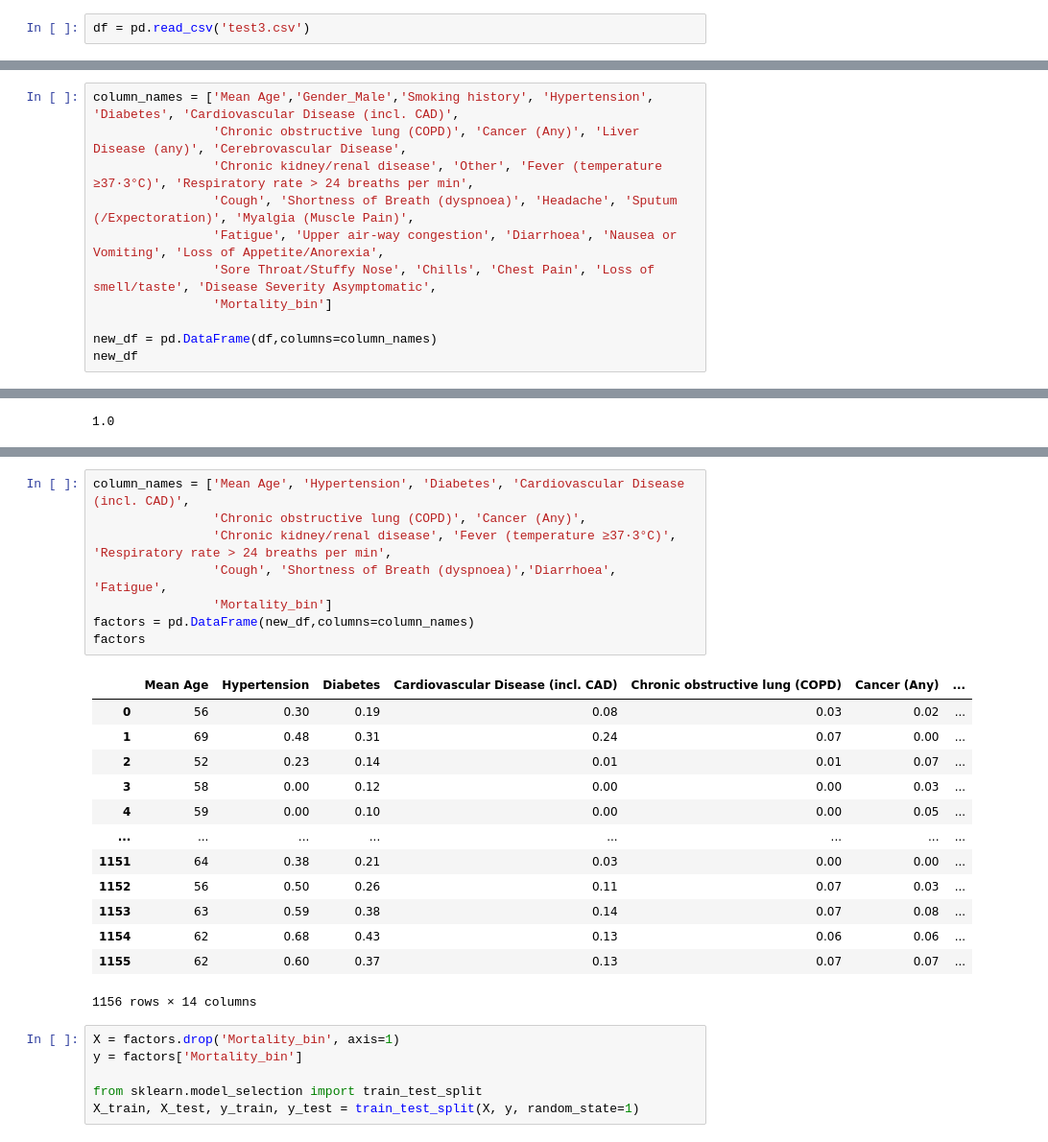
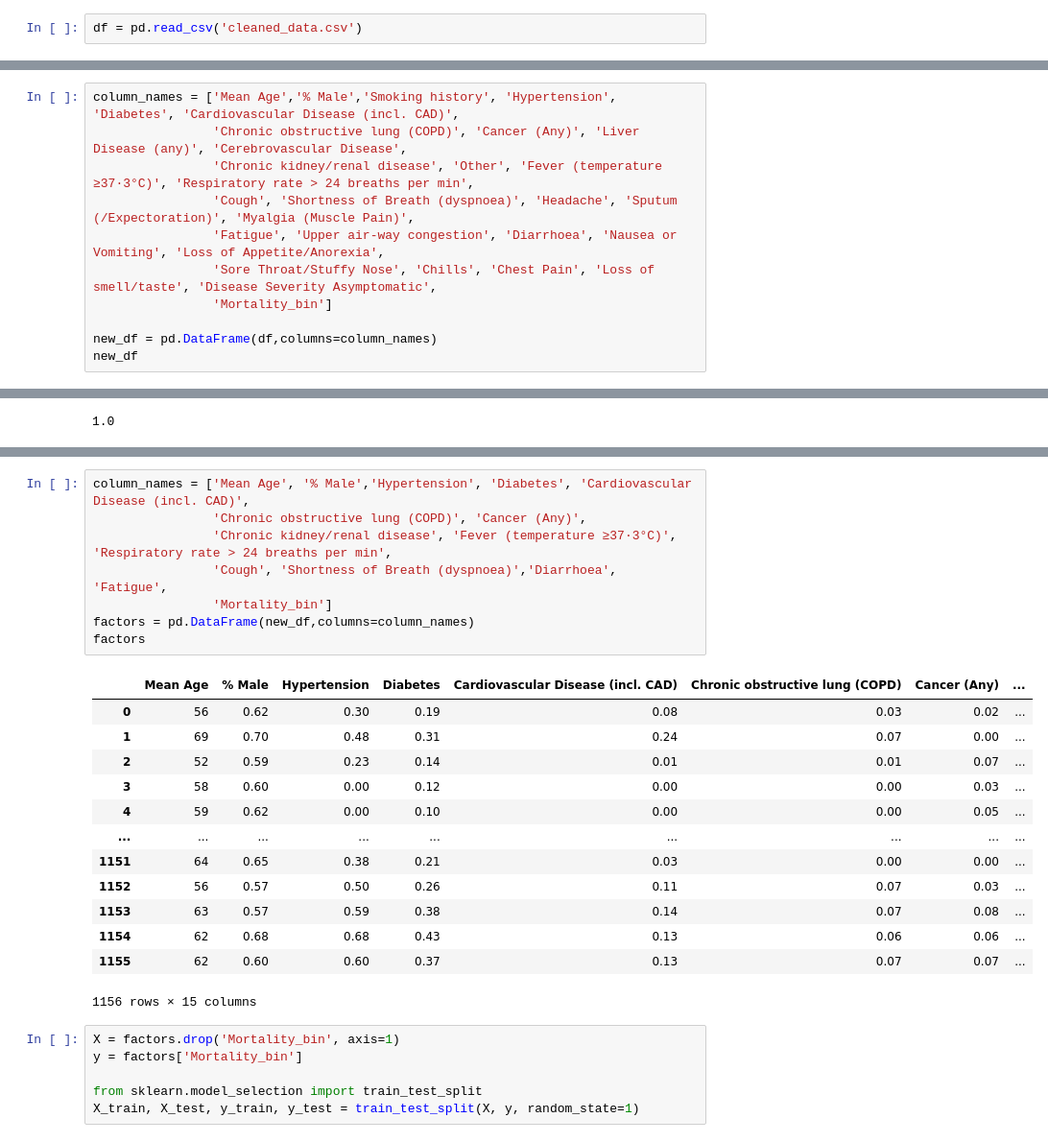
Before and after one commit to stellakk75/COVID-19RiskCalc, a Jupyter notebook: MachineLearningQ2.ipynb, the cells around one changed output, grey strips where cells are left out. Shown at 96% size. Cells and saved outputs as stored; diff of their text form.

Commit message:
MaleColumn

```diff
--- a/MachineLearningQ2.ipynb
+++ b/MachineLearningQ2.ipynb
@@ -7,7 +7,7 @@ import numpy as np
 import os
 from sklearn import tree
 # %%
-df = pd.read_csv('test3.csv')
+df = pd.read_csv('cleaned_data.csv')
 # %%
 df
 # %% [output]
@@ -46,7 +46,7 @@ my_list
  'Mortality',
  'Mortality_bin']
 # %%
-column_names = ['Mean Age','Gender_Male','Smoking history', 'Hypertension', 'Diabetes', 'Cardiovascular Disease (incl. CAD)',
+column_names = ['Mean Age','% Male','Smoking history', 'Hypertension', 'Diabetes', 'Cardiovascular Disease (incl. CAD)',
                 'Chronic obstructive lung (COPD)', 'Cancer (Any)', 'Liver Disease (any)', 'Cerebrovascular Disease',
                 'Chronic kidney/renal disease', 'Other', 'Fever (temperature ≥37·3°C)', 'Respiratory rate > 24 breaths per min',
                 'Cough', 'Shortness of Breath (dyspnoea)', 'Headache', 'Sputum (/Expectoration)', 'Myalgia (Muscle Pain)',
@@ -240,25 +240,25 @@ sorted(zip(rf.feature_importances_, feature_names), reverse=True)
 # %%
-column_names = ['Mean Age', 'Hypertension', 'Diabetes', 'Cardiovascular Disease (incl. CAD)',
+column_names = ['Mean Age', '% Male','Hypertension', 'Diabetes', 'Cardiovascular Disease (incl. CAD)',
                 'Chronic obstructive lung (COPD)', 'Cancer (Any)',
                 'Chronic kidney/renal disease', 'Fever (temperature ≥37·3°C)', 'Respiratory rate > 24 breaths per min',
                 'Cough', 'Shortness of Breath (dyspnoea)','Diarrhoea', 'Fatigue',
                 'Mortality_bin']
 factors = pd.DataFrame(new_df,columns=column_names)
 factors
 # %% [output]
-|  | Mean Age | Hypertension | Diabetes | Cardiovascular Disease (incl. CAD) | Chronic obstructive lung (COPD) | Cancer (Any) | ... |
-| 0 | 56 | 0.30 | 0.19 | 0.08 | 0.03 | 0.02 | ... |
-| 1 | 69 | 0.48 | 0.31 | 0.24 | 0.07 | 0.00 | ... |
-| 2 | 52 | 0.23 | 0.14 | 0.01 | 0.01 | 0.07 | ... |
-| 3 | 58 | 0.00 | 0.12 | 0.00 | 0.00 | 0.03 | ... |
-| 4 | 59 | 0.00 | 0.10 | 0.00 | 0.00 | 0.05 | ... |
-| ... | ... | ... | ... | ... | ... | ... | ... |
-| 1151 | 64 | 0.38 | 0.21 | 0.03 | 0.00 | 0.00 | ... |
-| 1152 | 56 | 0.50 | 0.26 | 0.11 | 0.07 | 0.03 | ... |
-| 1153 | 63 | 0.59 | 0.38 | 0.14 | 0.07 | 0.08 | ... |
-| 1154 | 62 | 0.68 | 0.43 | 0.13 | 0.06 | 0.06 | ... |
-| 1155 | 62 | 0.60 | 0.37 | 0.13 | 0.07 | 0.07 | ... |
+|  | Mean Age | % Male | Hypertension | Diabetes | Cardiovascular Disease (incl. CAD) | Chronic obstructive lung (COPD) | Cancer (Any) | ... |
+| 0 | 56 | 0.62 | 0.30 | 0.19 | 0.08 | 0.03 | 0.02 | ... |
+| 1 | 69 | 0.70 | 0.48 | 0.31 | 0.24 | 0.07 | 0.00 | ... |
+| 2 | 52 | 0.59 | 0.23 | 0.14 | 0.01 | 0.01 | 0.07 | ... |
+| 3 | 58 | 0.60 | 0.00 | 0.12 | 0.00 | 0.00 | 0.03 | ... |
+| 4 | 59 | 0.62 | 0.00 | 0.10 | 0.00 | 0.00 | 0.05 | ... |
+| ... | ... | ... | ... | ... | ... | ... | ... | ... |
+| 1151 | 64 | 0.65 | 0.38 | 0.21 | 0.03 | 0.00 | 0.00 | ... |
+| 1152 | 56 | 0.57 | 0.50 | 0.26 | 0.11 | 0.07 | 0.03 | ... |
+| 1153 | 63 | 0.57 | 0.59 | 0.38 | 0.14 | 0.07 | 0.08 | ... |
+| 1154 | 62 | 0.68 | 0.68 | 0.43 | 0.13 | 0.06 | 0.06 | ... |
+| 1155 | 62 | 0.60 | 0.60 | 0.37 | 0.13 | 0.07 | 0.07 | ... |
-1156 rows × 14 columns
+1156 rows × 15 columns
 # %%
 X = factors.drop('Mortality_bin', axis=1)
 y = factors['Mortality_bin']
```
Also changed, not shown: parts of 23 cells of this notebook, 19 other files.
